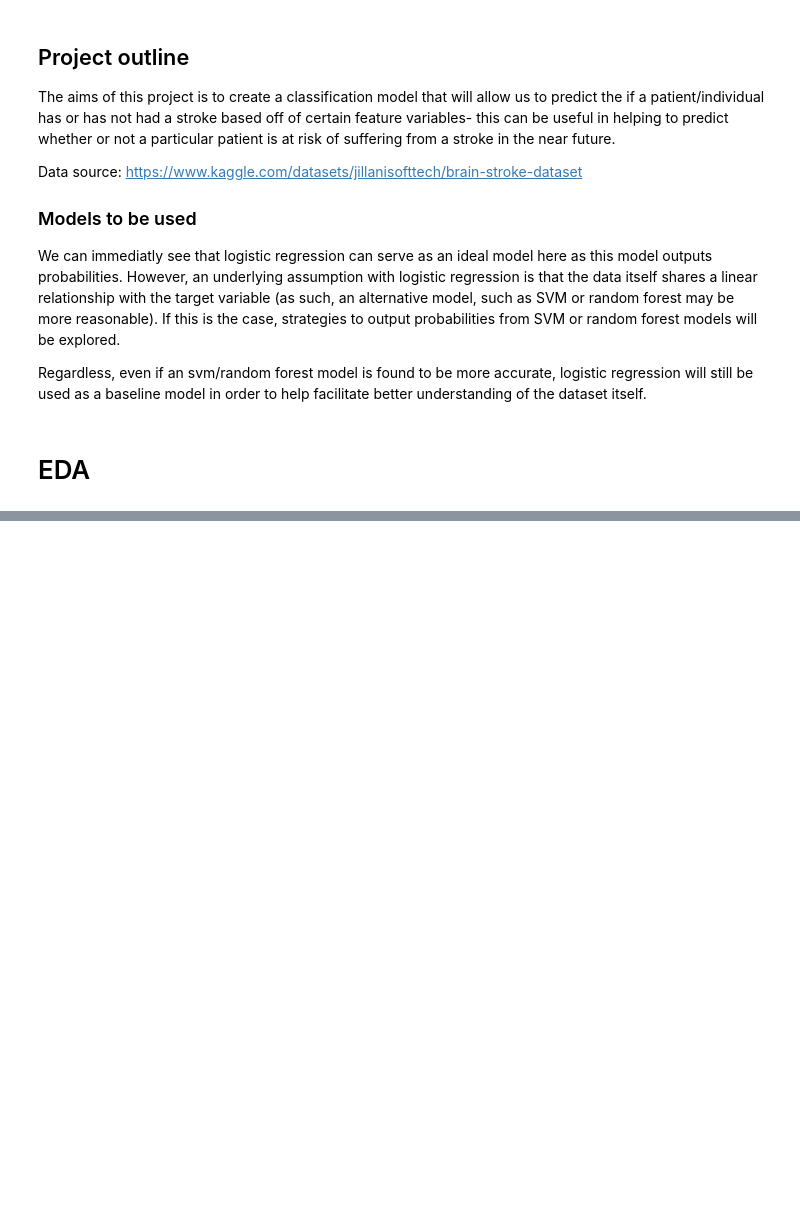
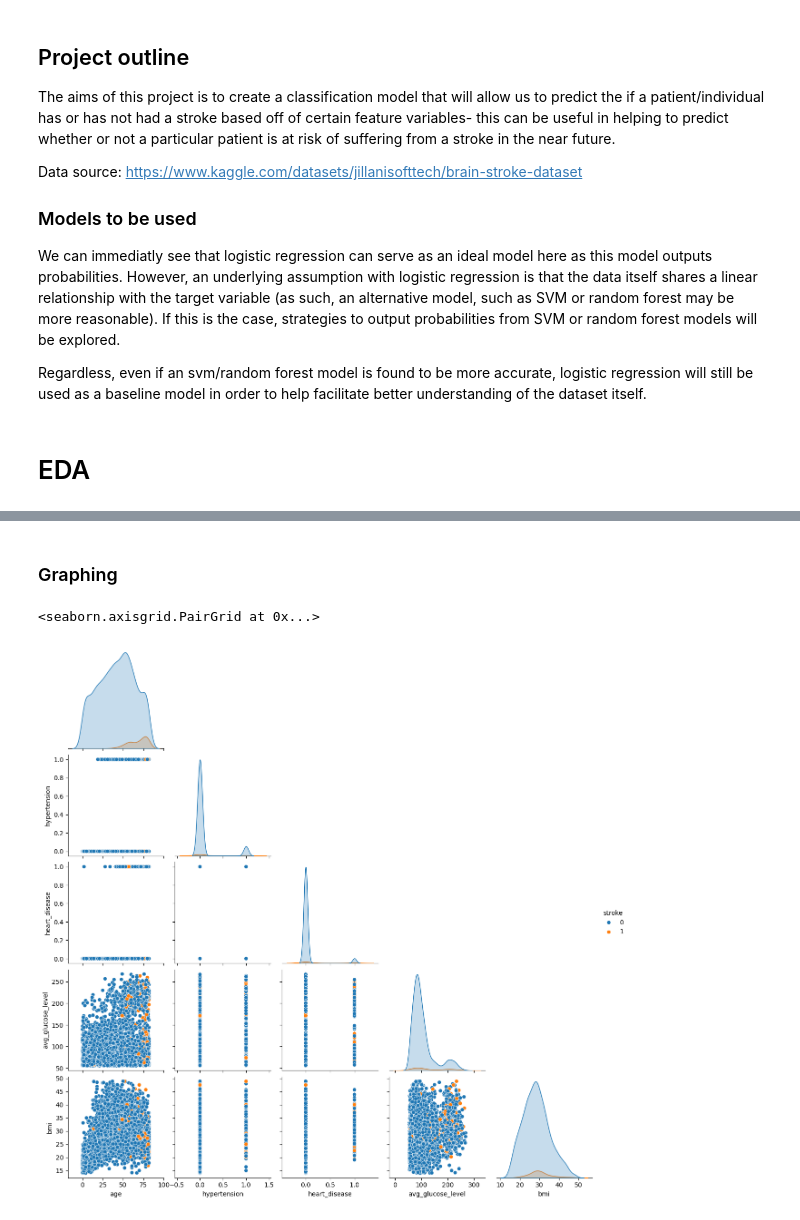
Before and after one commit to rahmanaminoor25/ML-project--stroke, a Jupyter notebook: Classification_project.ipynb, the cells around one changed output, grey strips where cells are left out. Drawn from its saved outputs; the diff is of its cells as text; code cells hidden in the pictures; blank space fills up the shorter version.

```diff
--- a/Classification_project.ipynb
+++ b/Classification_project.ipynb
@@ -21,3 +21,5 @@ import pandas as pd
 import numpy as np
 import matplotlib.pyplot as plt
 import seaborn as sns
+# %%
+df = pd.read_csv('Processed_datasets/Brain Stroke/brain_stroke_data.csv')
@@ -23,0 +143,7 @@ import seaborn as sns
+# %% [markdown]
+### Graphing
+# %%
+sns.pairplot(df, hue='stroke',corner=True)
+# %% [output]
+<seaborn.axisgrid.PairGrid at 0x...>
+[figure, added]
```
Also changed, not shown: parts of 13 cells of this notebook.
